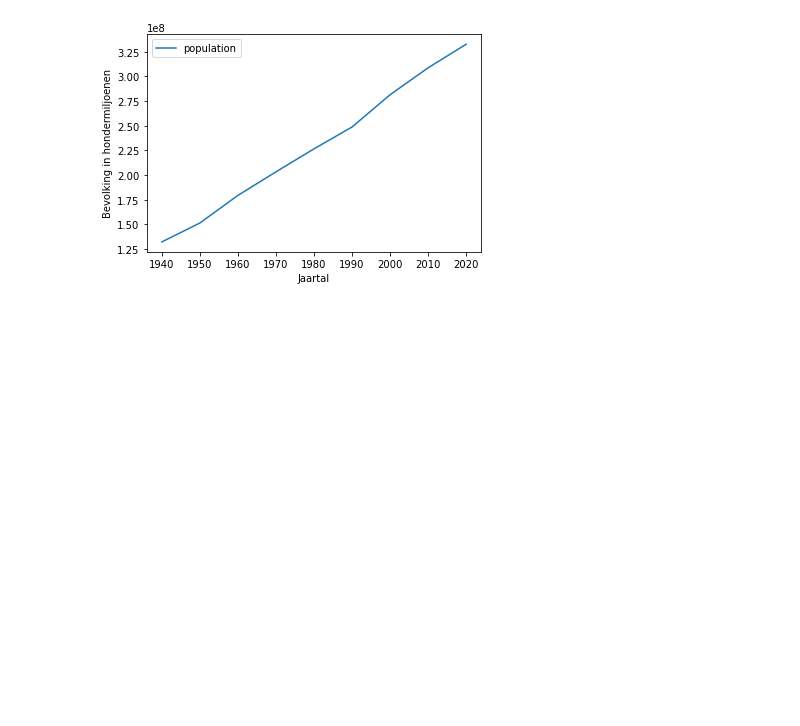
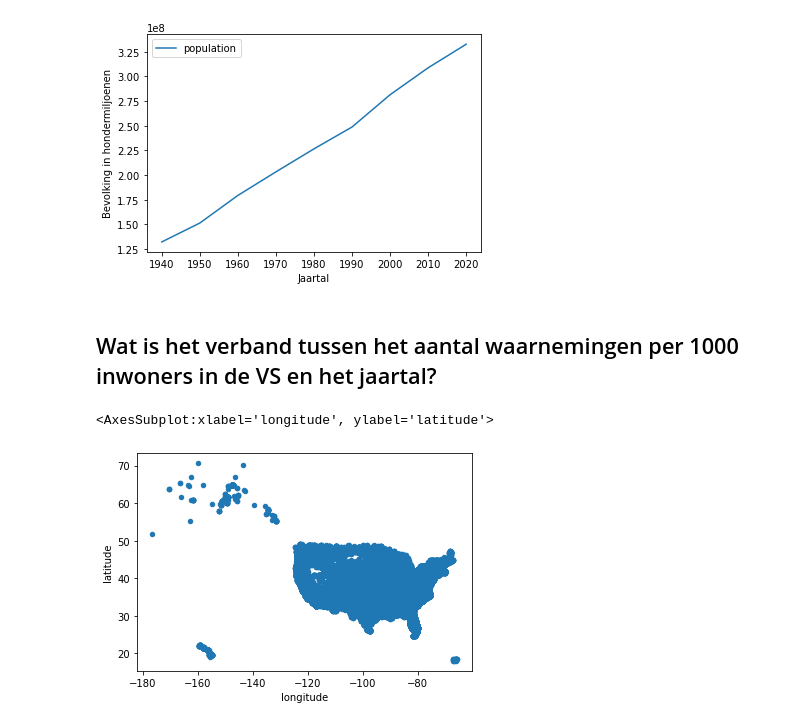
Before and after one commit to groax/DS-Bezemvak, a Jupyter notebook: UFO.ipynb, the cells around one changed output. Drawn from its saved outputs; the diff is of its cells as text; code cells hidden in the pictures; blank space fills up the shorter version.

```diff
--- a/UFO.ipynb
+++ b/UFO.ipynb
@@ -84,3 +88,11 @@ ax.set_ylabel('Bevolking in hondermiljoenen')
 # %% [output]
 Text(0, 0.5, 'Bevolking in hondermiljoenen')
 [figure]
+# %% [markdown]
+## Wat is het verband tussen het aantal waarnemingen per 1000 inwoners in de VS en het jaartal?
+# %%
+dataUfo = dataUfo[dataUfo.country == 'us']
+dataUfo.plot.scatter(x='longitude', y='latitude')
+# %% [output]
+<AxesSubplot:xlabel='longitude', ylabel='latitude'>
+[figure, added]
```
Also changed, not shown: parts of 2 cells of this notebook.
